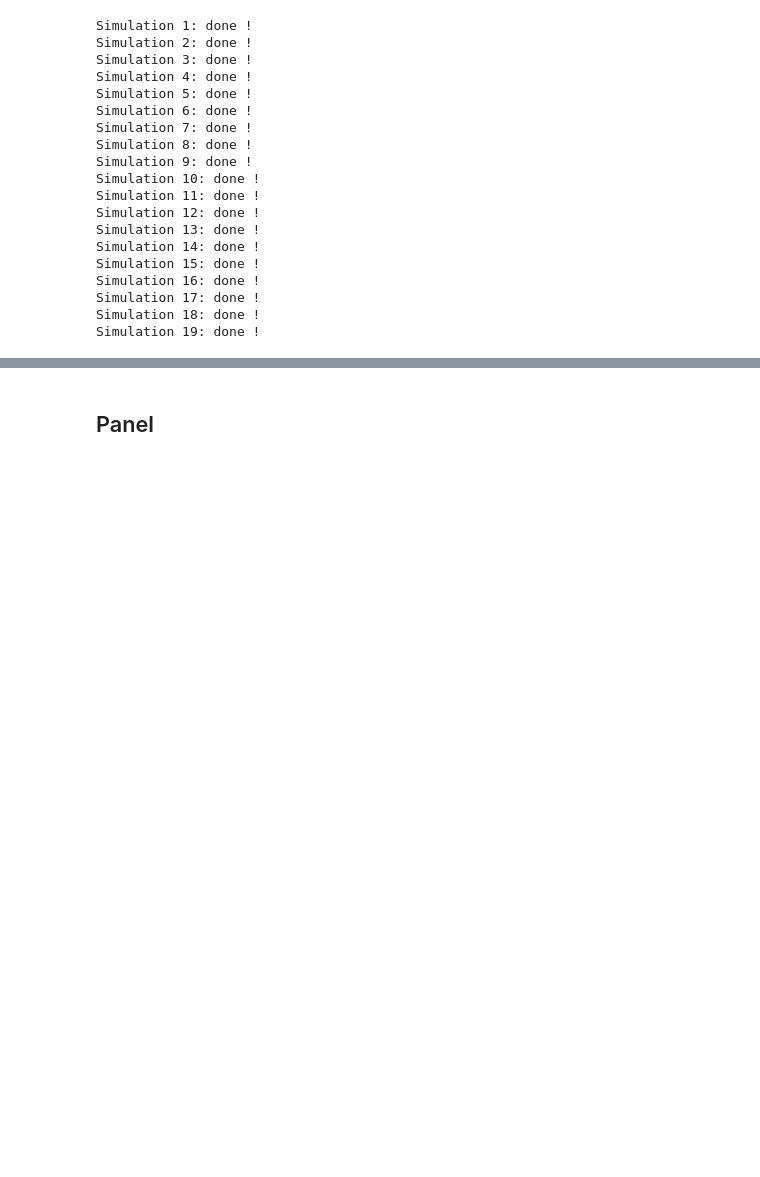
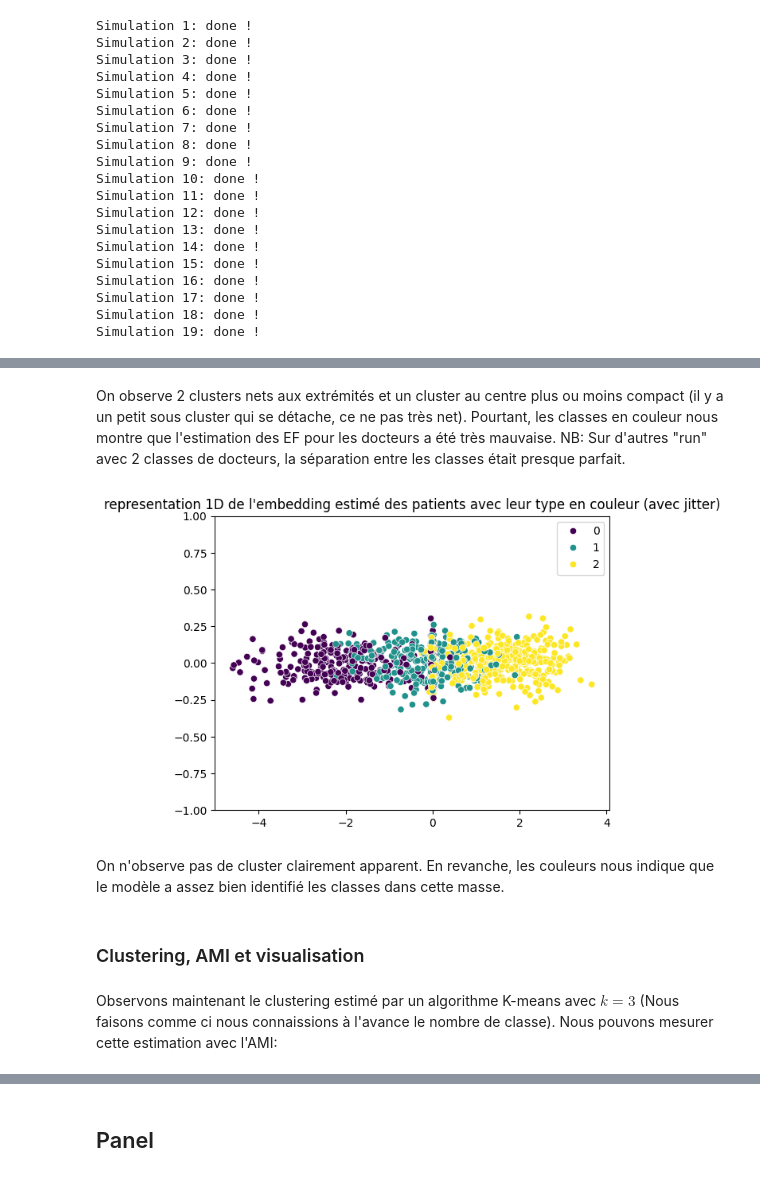
Before and after one commit to lecueguillaume/G4H_AKM_RS_NRS, a Jupyter notebook: Clustering_AKM_MF_1D.ipynb, the cells around one changed output, grey strips where cells are left out. Drawn from its saved outputs; the diff is of its cells as text; code cells hidden in the pictures; blank space fills up the shorter version.

```diff
--- a/Clustering_AKM_MF_1D.ipynb
+++ b/Clustering_AKM_MF_1D.ipynb
@@ -491,0 +348,21 @@ TypeError: 'module' object is not callable
+# %% [markdown]
+On observe 2 clusters nets aux extrémités et un cluster au centre plus ou moins compact (il y a un petit sous cluster qui se détache, ce ne pas très net). Pourtant, les classes en couleur nous montre que l'estimation des EF pour les docteurs a été très mauvaise.
+NB: Sur d'autres "run" avec 2 classes de  docteurs, la séparation entre les classes était presque parfait.
+# %%
+#Visualisation des EF patients
+sns.set_palette("deep")
+
+# La couleur représente le degré, c'est-à-dire le nombre de lien qu'a le docteur
+sns.scatterplot( x= ef_patient_hat, y= np.random.normal(0, 0.1, size=ef_patient_hat.shape[0],), hue=graph_object.alpha_class, palette='viridis')
+plt.title("representation 1D de l'embedding estimé des patients avec leur type en couleur (avec jitter)")
+plt.ylim(-1,1)
+
+plt.show()
+# %% [output]
+[figure, added]
+# %% [markdown]
+On n'observe pas de cluster clairement apparent. En revanche, les couleurs nous indique que le modèle a assez bien identifié les classes dans cette masse.
+# %% [markdown]
+### Clustering, AMI et visualisation
+# %% [markdown]
+Observons maintenant le clustering estimé par un algorithme K-means avec $k=3$ (Nous faisons comme ci nous connaissions à l'avance le nombre de classe). Nous pouvons mesurer cette estimation avec l'AMI:
```
Also changed, not shown: parts of 81 cells of this notebook.
